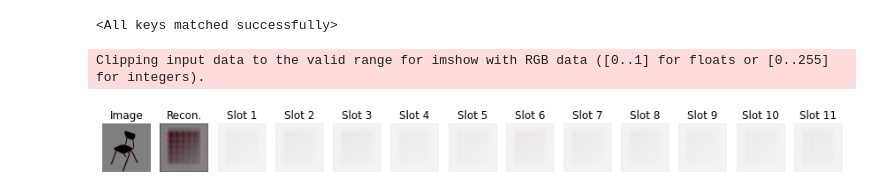
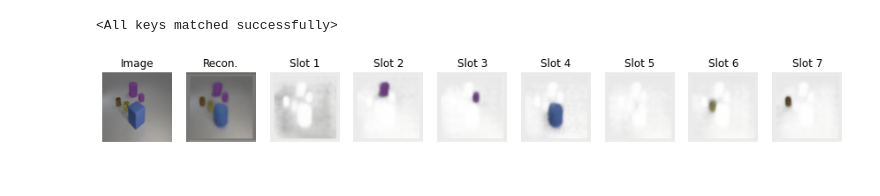
Before and after one commit to evelinehong/slot-attention-pytorch, a Jupyter notebook: eval.ipynb, the cells around one changed output. Cells and saved outputs as stored; diff of their text form; code cells hidden in the pictures.

```diff
--- a/eval.ipynb
+++ b/eval.ipynb
@@ -6,44 +7,53 @@ import torch
 # Hyperparameters.
 seed = 0
 batch_size = 1
-num_slots = 11
+num_slots = 7
 num_iterations = 3
 resolution = (128, 128)
 # %%
 resolution = (128, 128)
 model = SlotAttentionAutoEncoder(resolution, num_slots, num_iterations, 32)
-model.load_state_dict(torch.load('./tmp/model.ckpt')['model_state_dict'])
+model.load_state_dict(torch.load('./tmp/model3.ckpt')['model_state_dict'])
 # %% [output]
 <All keys matched successfully>
 # %%
-test_set = PARTNET('test')
+test_set = CLEVR('test')
 # %%
 model = model.to(device)
-image = test_set[0]['image']
+image = test_set[2]['image']
 image = image.unsqueeze(0).to(device)
 recon_combined, recons, masks, slots = model(image)
 # %%
 import matplotlib.pyplot as plt
+from PIL import Image as Image, ImageEnhance
 fig, ax = plt.subplots(1, num_slots + 2, figsize=(15, 2))
 image = image.squeeze(0)
 recon_combined = recon_combined.squeeze(0)
 recons = recons.squeeze(0)
 masks = masks.squeeze(0)
 image = image.permute(1,2,0).cpu().numpy()
 recon_combined = recon_combined.permute(1,2,0)
 recon_combined = recon_combined.cpu().detach().numpy()
 recons = recons.cpu().detach().numpy()
 masks = masks.cpu().detach().numpy()
 ax[0].imshow(image)
 ax[0].set_title('Image')
 ax[1].imshow(recon_combined)
 ax[1].set_title('Recon.')
-for i in range(11):
-  ax[i + 2].imshow(recons[i] * masks[i] + (1 - masks[i]))
+for i in range(7):
+  picture = recons[i] * masks[i] + (1 - masks[i])
+#   for j in range(128):
+#     for k in range(128):
+#         if picture[j][k][0] < 0.8:
+#             picture[j][k][0] = 0
+#         if picture[j][k][1] < 0.8:
+#             picture[j][k][1] = 0
+#         if picture[j][k][2] < 0.8:
+#             picture[j][k][2] = 0
+  ax[i + 2].imshow(picture)
   ax[i + 2].set_title('Slot %s' % str(i + 1))
 for i in range(len(ax)):
   ax[i].grid(False)
   ax[i].axis('off')
 # %% [output]
-Clipping input data to the valid range for imshow with RGB data ([0..1] for floats or [0..255] for integers).
-[figure, old version]
+[figure, new version]
```
Also changed, not shown: parts of 1 cell of this notebook.
